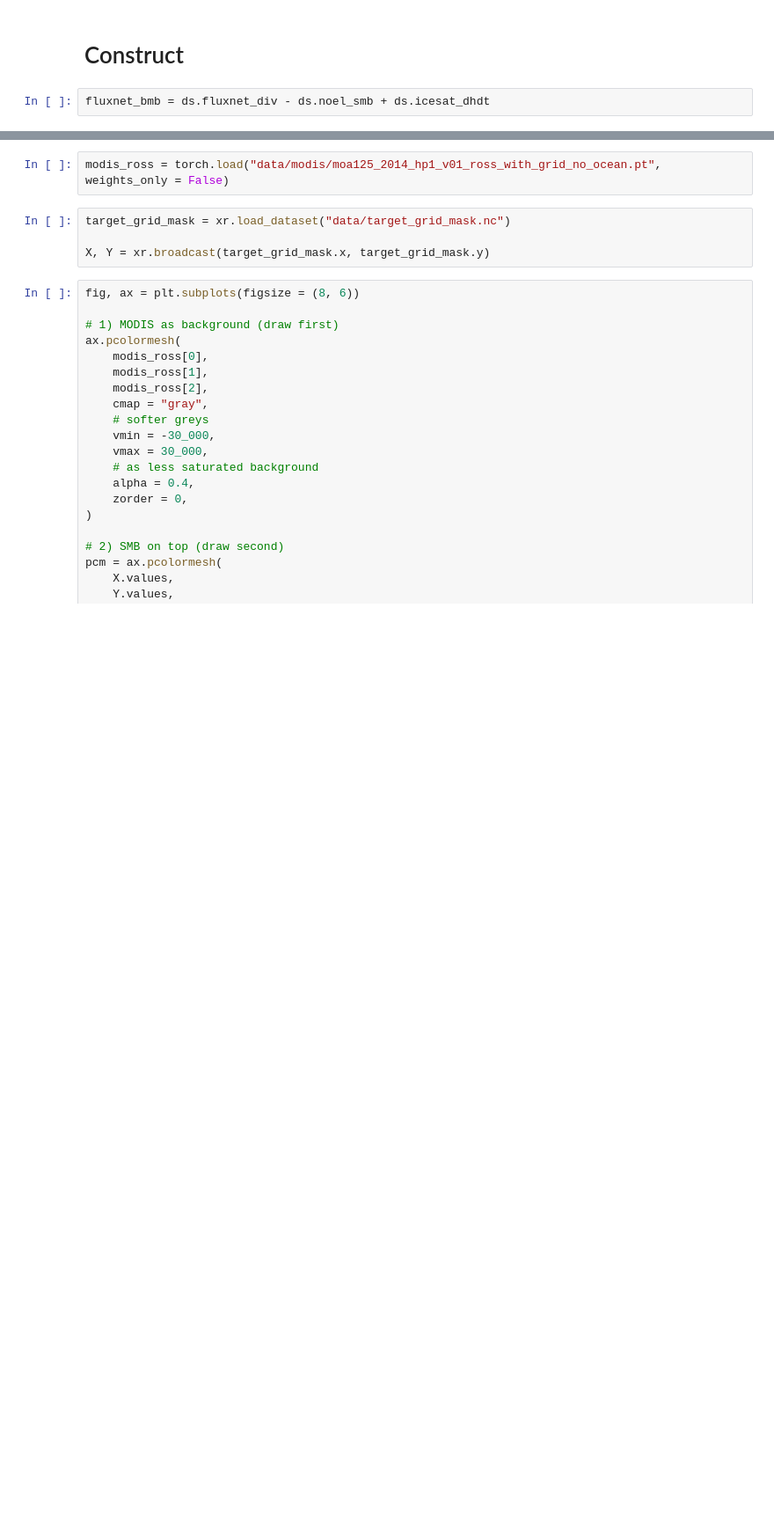
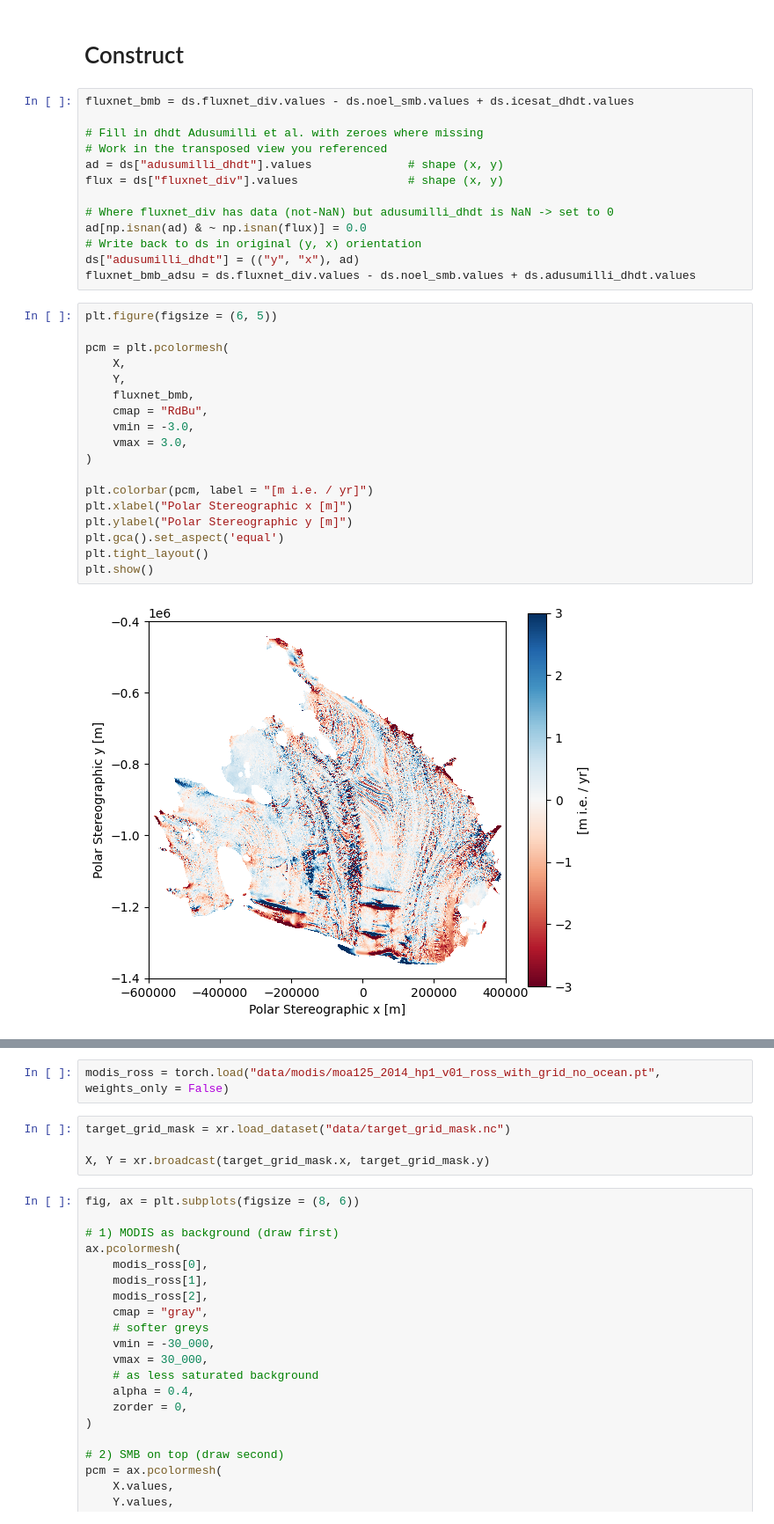
Before and after one commit to kimbente/FluxNet, a Jupyter notebook: combine_bmb.ipynb, the cells around one changed output, grey strips where cells are left out. Shown at 88% size. Drawn from its saved outputs; the diff is of its cells as text; blank space fills up the shorter version.

```diff
--- a/combine_bmb.ipynb
+++ b/combine_bmb.ipynb
@@ -13,4 +97,35 @@ with xr.open_dataset(path) as _ds:
 # %% [markdown]
 # Construct
 # %%
-fluxnet_bmb = ds.fluxnet_div - ds.noel_smb + ds.icesat_dhdt
+fluxnet_bmb = ds.fluxnet_div.values - ds.noel_smb.values + ds.icesat_dhdt.values
+
+# Fill in dhdt Adusumilli et al. with zeroes where missing
+# Work in the transposed view you referenced
+ad = ds["adusumilli_dhdt"].values              # shape (x, y)
+flux = ds["fluxnet_div"].values                # shape (x, y)
+
+# Where fluxnet_div has data (not-NaN) but adusumilli_dhdt is NaN -> set to 0
+ad[np.isnan(ad) & ~ np.isnan(flux)] = 0.0
+# Write back to ds in original (y, x) orientation
+ds["adusumilli_dhdt"] = (("y", "x"), ad)
+fluxnet_bmb_adsu = ds.fluxnet_div.values - ds.noel_smb.values + ds.adusumilli_dhdt.values
+# %%
+plt.figure(figsize = (6, 5))
+
+pcm = plt.pcolormesh(
+    X,
+    Y,
+    fluxnet_bmb,
+    cmap = "RdBu",
+    vmin = -3.0,
+    vmax = 3.0,
+)
+
+plt.colorbar(pcm, label = "[m i.e. / yr]")
+plt.xlabel("Polar Stereographic x [m]")
+plt.ylabel("Polar Stereographic y [m]")
+plt.gca().set_aspect('equal')
+plt.tight_layout()
+plt.show()
+# %% [output]
+[figure, added]
```
Also changed, not shown: parts of 5 cells of this notebook, 15 other files.
